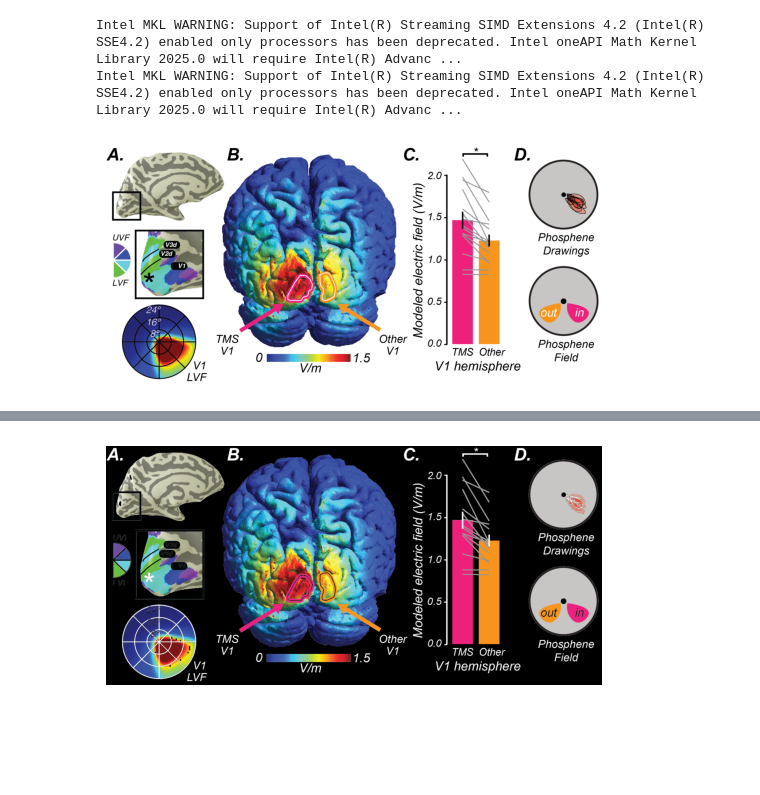
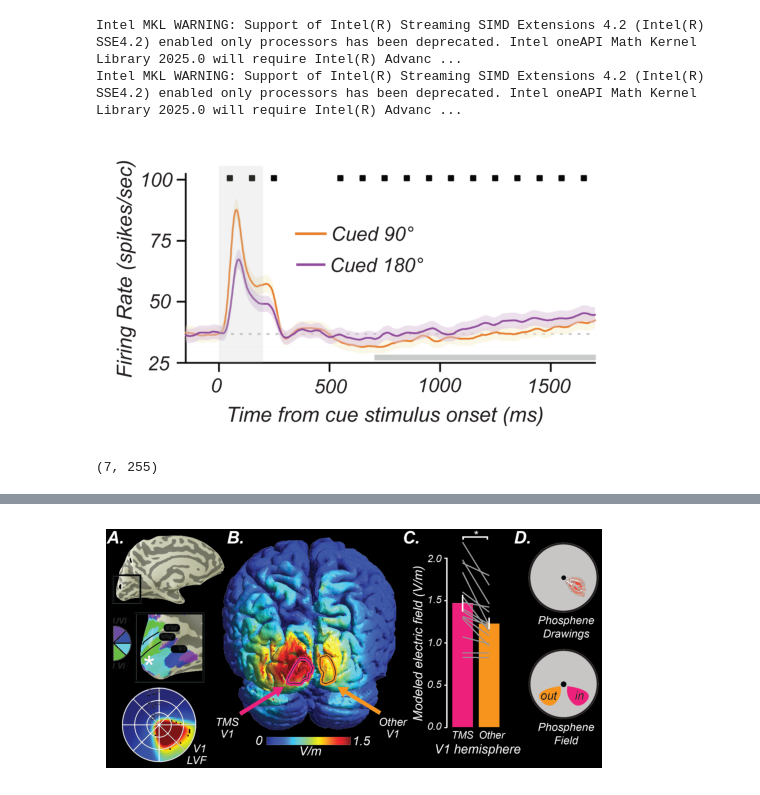
Before and after one commit to mindemory/PixelMory, a Jupyter notebook: tester.ipynb, the cells around one changed output, grey strips where cells are left out. Saved outputs shown, nothing was run; the diff lists cells and outputs as text; code cells hidden in the pictures; blank space fills up the shorter version.

```diff
--- a/tester.ipynb
+++ b/tester.ipynb
@@ -8,13 +8,17 @@ from PIL import Image
 Intel MKL WARNING: Support of Intel(R) Streaming SIMD Extensions 4.2 (Intel(R) SSE4.2) enabled only processors has been deprecated. Intel oneAPI Math Kernel Library 2025.0 will require Intel(R) Advanc ...
 Intel MKL WARNING: Support of Intel(R) Streaming SIMD Extensions 4.2 (Intel(R) SSE4.2) enabled only processors has been deprecated. Intel oneAPI Math Kernel Library 2025.0 will require Intel(R) Advanc ...
 # %%
-file_name = 'Fig1.png'
+file_name = 'singer_figure.png'
 img = Image.open(file_name)
 img_array = np.array(img)
 
 # Visualize the image
 plt.imshow(img)
 plt.axis('off')
 plt.show()
 # %% [output]
-[figure, old version]
+[figure, new version]
+# %%
+np.min(img_array), np.max(img_array)
+# %% [output]
+(7, 255)
```
Also changed, not shown: parts of 3 cells of this notebook, 4 other files.
